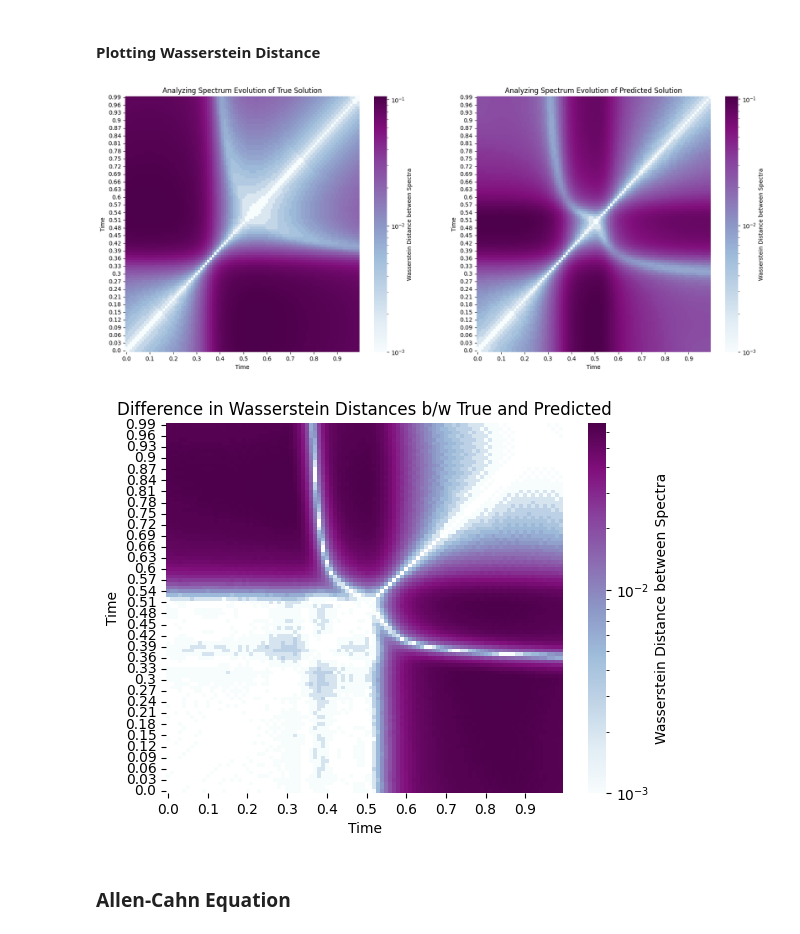
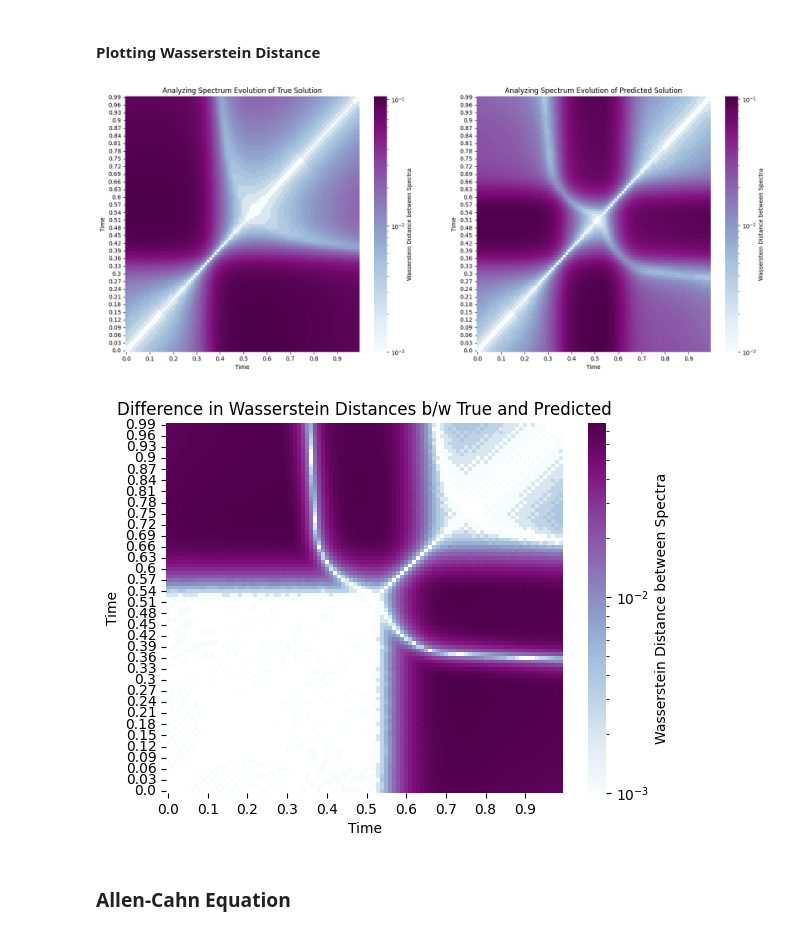
Before and after one commit to LFesser97/CS229-Final-Project, a Jupyter notebook: fourier_analyses/Wasserstein_Distance.ipynb, the cells around one changed output. Drawn from its saved outputs; the diff is of its cells as text; code cells hidden in the pictures.

Commit message:
updated fourier analysis

```diff
--- a/fourier_analyses/Wasserstein_Distance.ipynb
+++ b/fourier_analyses/Wasserstein_Distance.ipynb
@@ -73,13 +111,14 @@ def wasserstein_dist(first_amps, second_amps):
 # %%
 def get_pairwise_dists(solution, domain_len, num_x):
   results = {"time_one": [], "time_two": [], "value": []}
+  results_matrix = np.empty((100, 100))
 
-  for t_1 in np.linspace(0, 0.99, 100):
-      for t_2 in np.linspace(0, 0.99, 100):
-        start_1 = int(num_x * t_1 * 100)
+  for index, t_1 in enumerate(list(np.linspace(0, 0.99, 100))):
+      for index_2, t_2 in enumerate(list(np.linspace(0, 0.99, 100))):
+        start_1 = round(num_x * t_1 * 100)
         end_1 = start_1 + num_x
 
-        start_2 = int(num_x * t_2 * 100)
+        start_2 = round(num_x * t_2 * 100)
         end_2 = start_2 + num_x
 
         _, fourier_1 = get_fft(solution[start_1:end_1], num_x/domain_len)
@@ -89,13 +128,19 @@ def get_pairwise_dists(solution, domain_len, num_x):
         results['time_two'].append(t_2)
         results['value'].append(wasserstein_dist(fourier_1, fourier_2))
 
-  return results
+        results_matrix[index][index_2] = wasserstein_dist(fourier_1, fourier_2, clip=False)
+
+  return results, results_matrix
 # %%
 def plot_wasserstein(true_sol, pred_sol, domain_len, num_x=256):
+
+    true_sol = true_sol.squeeze()
+    pred_sol = pred_sol.squeeze()
+
     fig, (ax0, ax1) = plt.subplots(1, 2, figsize=(20, 8))
 
-    true_dict = get_pairwise_dists(true_sol, domain_len, num_x)
-    pred_dict = get_pairwise_dists(pred_sol, domain_len, num_x)
+    true_dict, _ = get_pairwise_dists(true_sol, domain_len, num_x)
+    pred_dict, _ = get_pairwise_dists(pred_sol, domain_len, num_x)
 
     true_dists = pd.DataFrame(data = true_dict)
     true_dists = true_dists.round(3)
@@ -116,7 +161,6 @@ def plot_wasserstein(true_sol, pred_sol, domain_len, num_x=256):
     ax1.set_title(f"Analyzing Spectrum Evolution of Predicted Solution")
     plt.show()
 
-
     diff_dists = abs(true_dists.sub(pred_dists))
     sns.heatmap(diff_dists, yticklabels=3, xticklabels=10, norm=LogNorm(), cbar_kws={'label': 'Wasserstein Distance between Spectra'}, cmap="BuPu")
     plt.xlabel("Time")
@@ -130,7 +183,7 @@ def plot_wasserstein(true_sol, pred_sol, domain_len, num_x=256):
 #### Generating True Solution
 # %%
 # import data for the true solution
-def gen_testdata():
+def gen_testdata_burgers():
     data = np.load("Burgers.npz")
     t, x, exact = data["t"], data["x"], data["usol"].T
     xx, tt = np.meshgrid(x, t)
@@ -139,21 +192,21 @@ def gen_testdata():
     return X, y
 # %%
 # compare the true solution with the predicted solution
-X, y_true = gen_testdata()
-y_true = y_true.squeeze()
+X_burgers, y_true_burgers = gen_testdata_burgers()
+y_true_burgers = y_true_burgers.squeeze()
 
 # with open('model_preds_full_domain.pkl', 'rb') as f:
 #     all_preds = pickle.load(f)
 
-with open('model_preds.pkl', 'rb') as f:
-    all_preds = pickle.load(f)
+with open('long_model_preds.pkl', 'rb') as f:
+    all_preds_burgers = pickle.load(f)
 # %% [markdown]
 #### Plotting Wasserstein Distance
 # %%
-plot_wasserstein(y_true, all_preds[50000], domain_len=2, num_x=256)
+plot_wasserstein(y_true_burgers, all_preds_burgers[500000], domain_len=2, num_x=256)
 # %% [output]
-[figure, old version]
+[figure, new version]
-[figure, old version]
+[figure, new version]
 # %% [markdown]
 ### Allen-Cahn Equation
 # %% [markdown]
```
Also changed, not shown: parts of 42 cells of this notebook, 6 other files.
